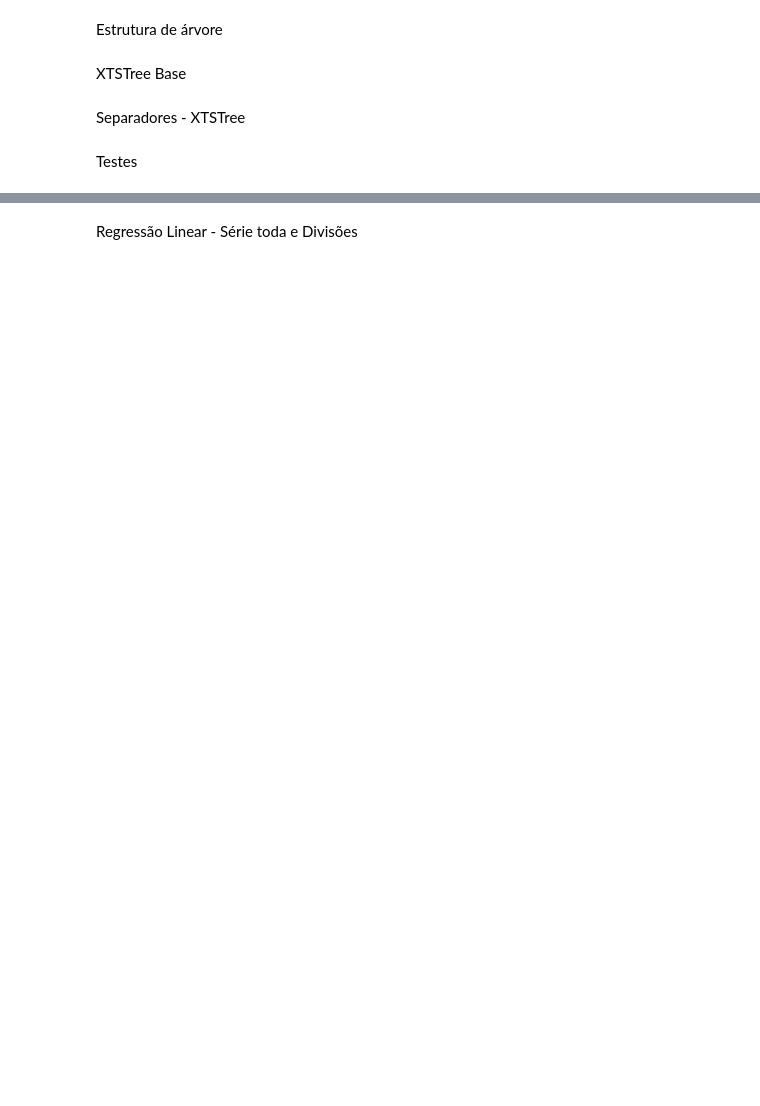
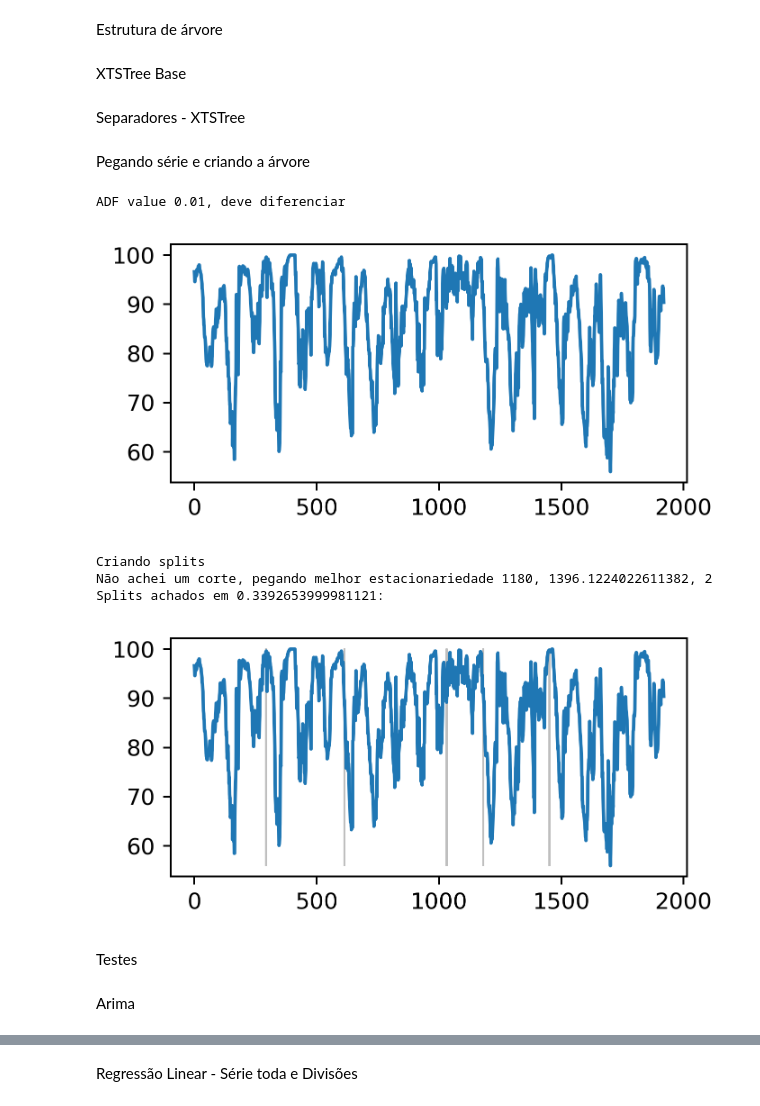
Before and after one commit to BobVitorBob/XTSTree, a Jupyter notebook: XTSTree.ipynb, the cells around one changed output, grey strips where cells are left out. Cells and saved outputs as stored; diff of their text form; code cells hidden in the pictures; blank space fills up the shorter version.

```diff
--- a/XTSTree.ipynb
+++ b/XTSTree.ipynb
@@ -247,3 +246,5 @@ class XTSTreePageHinkley(XTSTree):
     params['max_threshold'] = max_threshold
     params['threshold'] = threshold
     return final_cut, params
+# %% [markdown]
+Pegando série e criando a árvore
@@ -250,5 +256,44 @@ class XTSTreePageHinkley(XTSTree):
+# %%
+# series_path = '/content/drive/MyDrive/IDR-PR/Dados/por estacao/23025122/export_automaticas_23025122_umidrelmed2m.csv'
+series_path = '../Dados/por estacao/23025122/export_automaticas_23025122_umidrelmed2m.csv'
+clear_warns()
+
+series_len = 20 * 96
+
+series = pd.read_csv(series_path, nrows=series_len)
+
+date_dict = {}
+for i, date in enumerate(series.groupby(['date'])):
+  date_dict[date[0]] = i
+
+series['date'] = [date_dict[date] for date in series['date'].to_list()]
+series['hour'] = [(int(int(h.split(':')[1])/15) + int(h.split(':')[0]) * 4) * 15 for h in series['hour'].to_list()]
+series['umidrelmed2m'] = series['umidrelmed2m'].where(np.isfinite, series['umidrelmed2m'].shift(fill_value=0))
+
+
+adf = 0.05
+
+print(f'ADF value {ADFTest(adf).should_diff(series["umidrelmed2m"])[0]}, {"não " if ADFTest(adf).should_diff(series["umidrelmed2m"])[1] else ""}deve diferenciar')
+plot(series['umidrelmed2m'])
+print('Criando splits')
+
+t = time.perf_counter()
+xtstree = XTSTreePageHinkley(stop_condition='adf', stop_val=adf, min_dist=30, max_iter=100)
+series.head()
+xtstree.create_splits(series['umidrelmed2m'])
+print(f'Splits achados em {time.perf_counter() - t}: ')
+plot(series['umidrelmed2m'], divisions=xtstree.cut_points())
+# %% [output]
+ADF value 0.01, deve diferenciar
+[figure, added]
+Criando splits
+Não achei um corte, pegando melhor estacionariedade 1180, 1396.1224022611382, 2
+Splits achados em 0.3392653999981121:
+[figure, added]
 # %% [markdown]
 Testes
+# %% [markdown]
+Arima
 # %%
 from pmdarima.arima import ndiffs, nsdiffs
 from statsforecast.arima import arima, AutoARIMA
```
Also changed, not shown: parts of 10 cells of this notebook.
